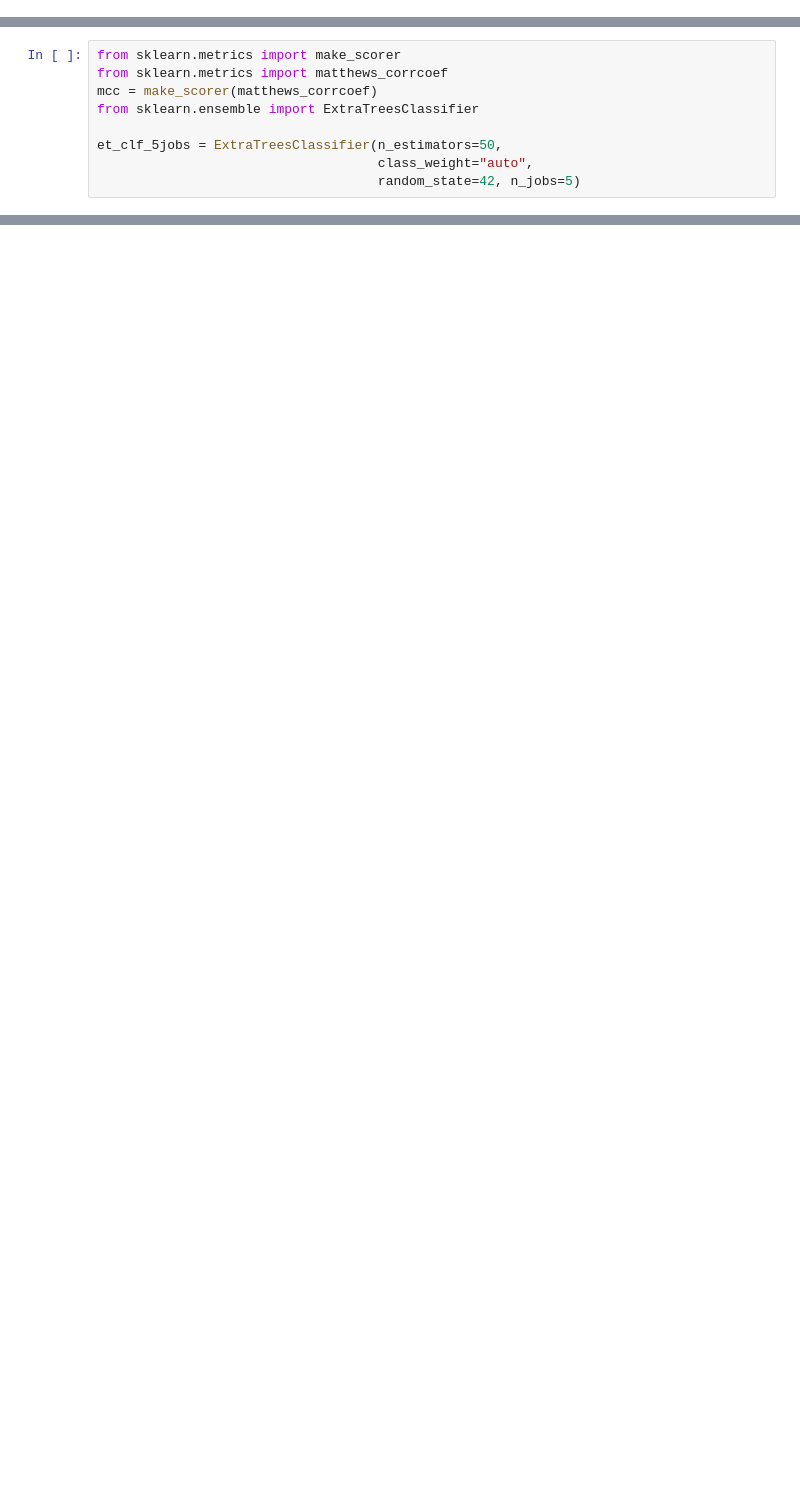
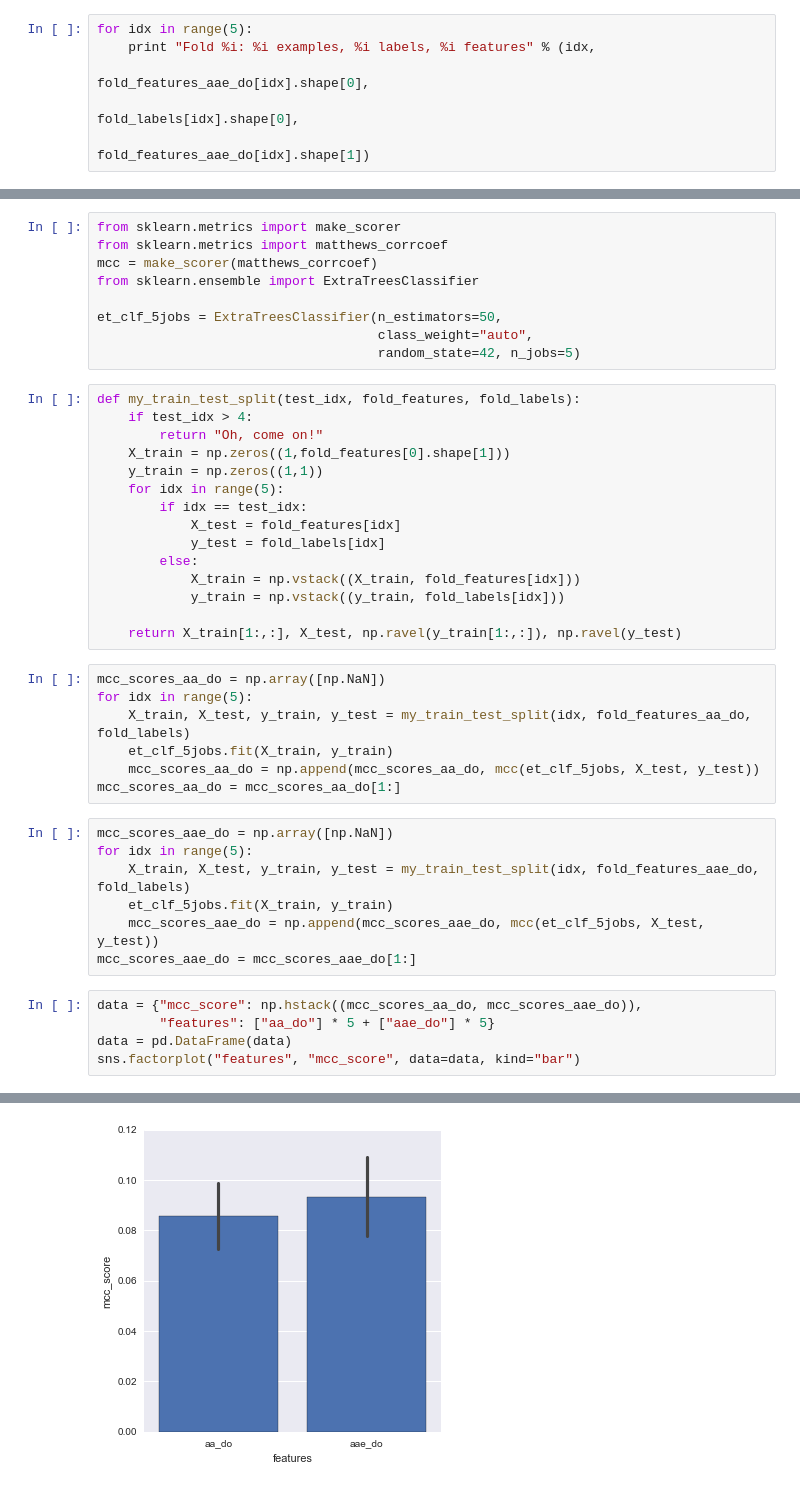
Before and after one commit to Thrinduil/exjobb, a Jupyter notebook: explicit_features.ipynb, the cells around one changed output, grey strips where cells are left out. Drawn from its saved outputs; the diff is of its cells as text; blank space fills up the shorter version.

```diff
--- a/explicit_features.ipynb
+++ b/explicit_features.ipynb
@@ -288,0 +497,6 @@ y_ref = np.load("../data/y_ref.npy")
+# %%
+for idx in range(5):
+    print "Fold %i: %i examples, %i labels, %i features" % (idx,
+                                                            fold_features_aae_do[idx].shape[0],
+                                                            fold_labels[idx].shape[0],
+                                                            fold_features_aae_do[idx].shape[1])
@@ -295,3 +517,38 @@ from sklearn.ensemble import ExtraTreesClassifier
 et_clf_5jobs = ExtraTreesClassifier(n_estimators=50,
                                     class_weight="auto",
                                     random_state=42, n_jobs=5)
+# %%
+def my_train_test_split(test_idx, fold_features, fold_labels):
+    if test_idx > 4:
+        return "Oh, come on!"
+    X_train = np.zeros((1,fold_features[0].shape[1]))
+    y_train = np.zeros((1,1))
+    for idx in range(5):
+        if idx == test_idx:
+            X_test = fold_features[idx]
+            y_test = fold_labels[idx]
+        else:
+            X_train = np.vstack((X_train, fold_features[idx]))
+            y_train = np.vstack((y_train, fold_labels[idx]))
+
+    return X_train[1:,:], X_test, np.ravel(y_train[1:,:]), np.ravel(y_test)
+# %%
+mcc_scores_aa_do = np.array([np.NaN])
+for idx in range(5):
+    X_train, X_test, y_train, y_test = my_train_test_split(idx, fold_features_aa_do, fold_labels)
+    et_clf_5jobs.fit(X_train, y_train)
+    mcc_scores_aa_do = np.append(mcc_scores_aa_do, mcc(et_clf_5jobs, X_test, y_test))
+mcc_scores_aa_do = mcc_scores_aa_do[1:]
+# %%
+mcc_scores_aae_do = np.array([np.NaN])
+for idx in range(5):
+    X_train, X_test, y_train, y_test = my_train_test_split(idx, fold_features_aae_do, fold_labels)
+    et_clf_5jobs.fit(X_train, y_train)
+    mcc_scores_aae_do = np.append(mcc_scores_aae_do, mcc(et_clf_5jobs, X_test, y_test))
+mcc_scores_aae_do = mcc_scores_aae_do[1:]
+# %%
+data = {"mcc_score": np.hstack((mcc_scores_aa_do, mcc_scores_aae_do)),
+        "features": ["aa_do"] * 5 + ["aae_do"] * 5}
+data = pd.DataFrame(data)
+sns.factorplot("features", "mcc_score", data=data, kind="bar")
+# %% [output]
@@ -297,0 +556 @@ et_clf_5jobs = ExtraTreesClassifier(n_estimators=50,
+[figure, added]
```
Also changed, not shown: parts of 39 cells of this notebook, 1 other file.
